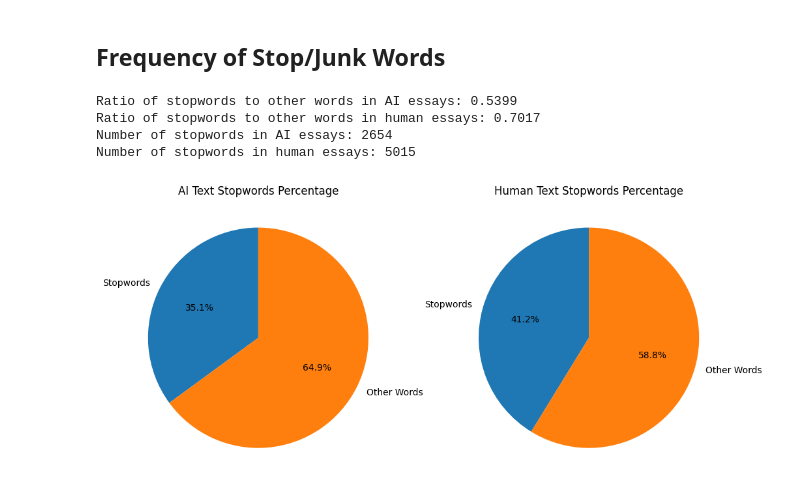
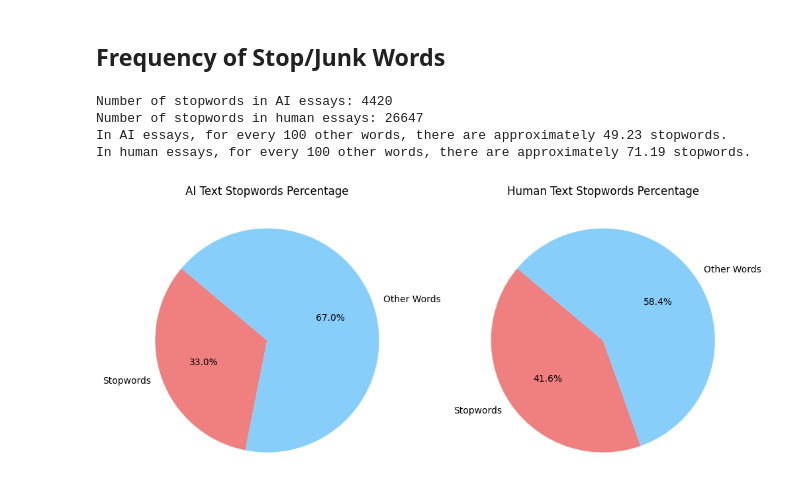
Before and after one commit to BroganDev21/Senior-Project, a Jupyter notebook: SeniorProject.ipynb, the cells around one changed output. Saved outputs shown, nothing was run; the diff lists cells and outputs as text; code cells hidden in the pictures.

Commit message:
added further analysis for pie charts, added more words from essays Human and AI

```diff
--- a/SeniorProject.ipynb
+++ b/SeniorProject.ipynb
@@ -339,49 +339,51 @@ def stopword_analysis(ai_texts, human_texts):
     ai_other_words_count = len(ai_tokens) - ai_stopwords_count
     human_other_words_count = len(human_tokens) - human_stopwords_count
 
-    # Calculate ratios
-    ai_stopwords_ratio = ai_stopwords_count / ai_other_words_count
-    human_stopwords_ratio = human_stopwords_count / human_other_words_count
+    # Calculate ratios and normalize per 100 non-stopword words
+    ai_stopwords_ratio_per_100 = (ai_stopwords_count / ai_other_words_count) * 100
+    human_stopwords_ratio_per_100 = (human_stopwords_count / human_other_words_count) * 100
 
-    # Print ratios
-    print("Ratio of stopwords to other words in AI essays: {:.4f}".format(ai_stopwords_ratio))
-    print("Ratio of stopwords to other words in human essays: {:.4f}".format(human_stopwords_ratio))
-
-    # Print number of stopwords
+            # Print number of stopwords
     print("Number of stopwords in AI essays:", ai_stopwords_count)
     print("Number of stopwords in human essays:", human_stopwords_count)
+
+    # Print ratios with more descriptive text
+    print(f"In AI essays, for every 100 other words, there are approximately {ai_stopwords_ratio_per_100:.2f} stopwords.")
+    print(f"In human essays, for every 100 other words, there are approximately {human_stopwords_ratio_per_100:.2f} stopwords.")
 
     # Calculate percentages
     total_ai_words = len(ai_tokens)
     total_human_words = len(human_tokens)
     ai_stopwords_percentage = (ai_stopwords_count / total_ai_words) * 100
     human_stopwords_percentage = (human_stopwords_count / total_human_words) * 100
 
     # Plot pie charts
     fig, axs = plt.subplots(1, 2, figsize=(12, 6))
 
     labels = ['Stopwords', 'Other Words']
     ai_sizes = [ai_stopwords_percentage, 100 - ai_stopwords_percentage]
     human_sizes = [human_stopwords_percentage, 100 - human_stopwords_percentage]
+    colors = ['lightcoral', 'lightskyblue']
 
-    axs[0].pie(ai_sizes, labels=labels, autopct='%1.1f%%', startangle=90)
+    axs[0].pie(ai_sizes, labels=labels, colors=colors, autopct='%1.1f%%', startangle=140)
     axs[0].set_title('AI Text Stopwords Percentage')
 
-    axs[1].pie(human_sizes, labels=labels, autopct='%1.1f%%', startangle=90)
+    axs[1].pie(human_sizes, labels=labels, colors=colors, autopct='%1.1f%%', startangle=140)
     axs[1].set_title('Human Text Stopwords Percentage')
 
     plt.show()
 
+# Example texts, replace with your actual data
 ai_texts = " ".join(df_all_docs[df_all_docs['label'] == 'AI']['text'])
 human_texts = " ".join(df_all_docs[df_all_docs['label'] == 'Human']['text'])
 
 stopword_analysis(ai_texts, human_texts)
 # %% [output]
-Ratio of stopwords to other words in AI essays: 0.5399
-Ratio of stopwords to other words in human essays: 0.7017
-Number of stopwords in AI essays: 2654
-Number of stopwords in human essays: 5015
+Number of stopwords in AI essays: 4420
+Number of stopwords in human essays: 26647
+In AI essays, for every 100 other words, there are approximately 49.23 stopwords.
+In human essays, for every 100 other words, there are approximately 71.19 stopwords.
-[figure, old version]
+[figure, new version]
 # %%
 def aggregate_stopwords(texts):
 
```
Also changed, not shown: parts of 8 cells of this notebook, 36 other files.
